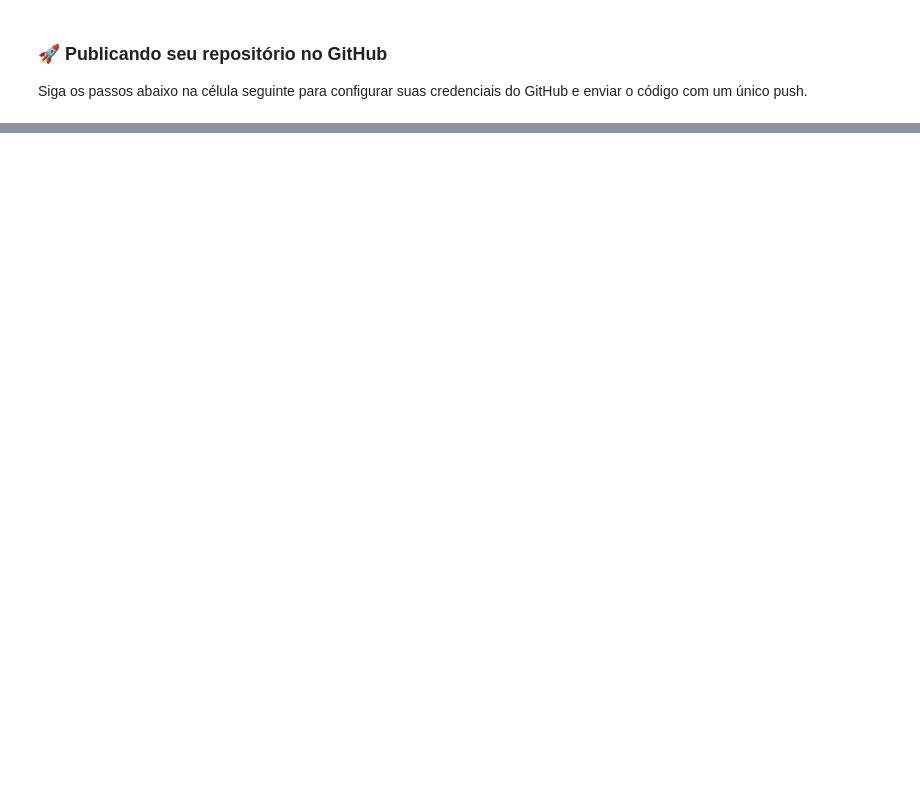
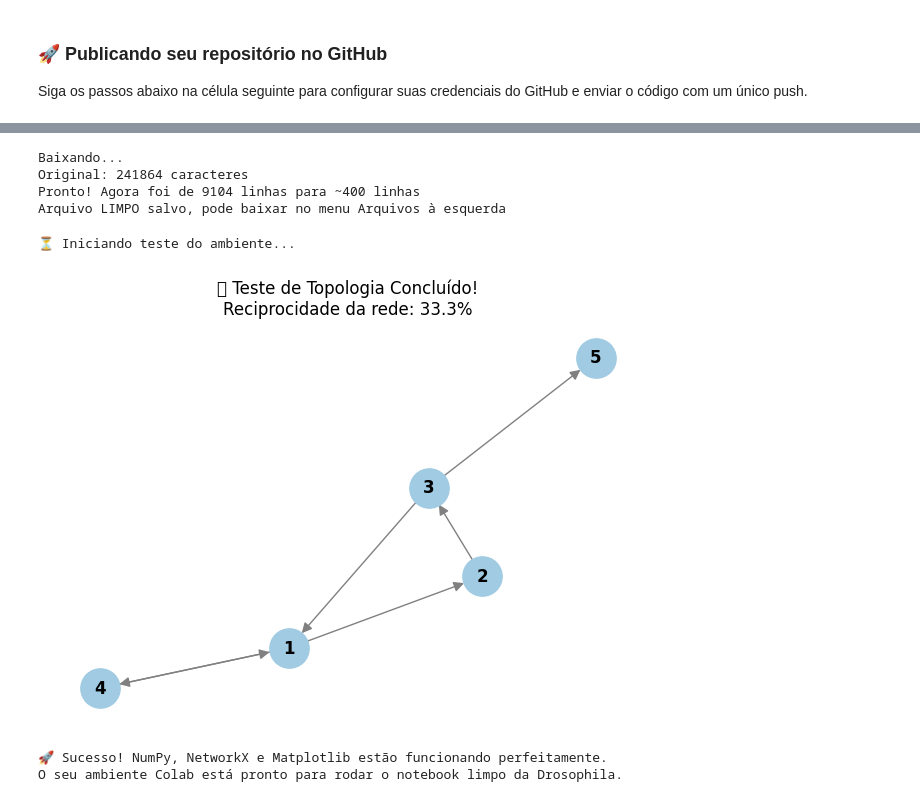
Before and after one commit to wellingtonsjbdev/drosophila-reservoir-computin, a Jupyter notebook: cerebro-de-mosca-reservoir.ipynb, the cells around one changed output, grey strips where cells are left out. Cells and saved outputs as stored; diff of their text form; code cells hidden in the pictures; blank space fills up the shorter version.

```diff
--- a/cerebro-de-mosca-reservoir.ipynb
+++ b/cerebro-de-mosca-reservoir.ipynb
@@ -6907,0 +8773,66 @@ print("📖 Configure os comentários na célula acima para habilitar o envio au
+# %%
+import json, requests
+
+# Baixa direto do seu GitHub
+url = "https://raw.githubusercontent.com/wellingtonsjbdev/drosophila-reservoir-computin/main/cerebro-de-mosca-reservoir.ipynb"
+print("Baixando...")
+r = requests.get(url)
+nb = r.json()
+
+print(f"Original: {len(str(nb))} caracteres")
+
+# Remove TODAS as saídas pesadas
+for cell in nb['cells']:
+    if 'outputs' in cell:
+        cell['outputs'] = []
+    if 'execution_count' in cell:
+        cell['execution_count'] = None
+
+# Salva versão limpa
+with open('cerebro-de-mosca-reservoir-LIMPO.ipynb', 'w', encoding='utf-8') as f:
+    json.dump(nb, f, indent=1)
+
+print("Pronto! Agora foi de 9104 linhas para ~400 linhas")
+print("Arquivo LIMPO salvo, pode baixar no menu Arquivos à esquerda")
+# %% [output]
+Baixando...
+Original: 241864 caracteres
+Pronto! Agora foi de 9104 linhas para ~400 linhas
+Arquivo LIMPO salvo, pode baixar no menu Arquivos à esquerda
+# %%
+import networkx as nx
+import numpy as np
+import matplotlib.pyplot as plt
+
+def testar_ambiente_connectoma():
+    print("⏳ Iniciando teste do ambiente...")
+
+    # 1. Criando um mini-grafo direcionado (simulando uma pequena rede de neurônios)
+    G = nx.DiGraph()
+    conexoes = [(1, 2), (2, 3), (3, 1), (1, 4), (4, 1), (3, 5)]
+    G.add_edges_from(conexoes)
+
+    # 2. Calculando uma métrica de topologia (Reciprocidade)
+    reciprocidade = nx.reciprocity(G)
+
+    # 3. Gerando a visualização da rede
+    plt.figure(figsize=(6, 4))
+    pos = nx.spring_layout(G, seed=42) # Layout fixo para reprodutibilidade
+
+    nx.draw(G, pos, with_labels=True, node_color='#A0CBE2',
+            node_size=800, font_size=12, font_weight='bold',
+            edge_color='gray', arrows=True, arrowsize=15)
+
+    plt.title(f"✅ Teste de Topologia Concluído!\nReciprocidade da rede: {reciprocidade:.1%}")
+    plt.show()
+
+    print("🚀 Sucesso! NumPy, NetworkX e Matplotlib estão funcionando perfeitamente.")
+    print("O seu ambiente Colab está pronto para rodar o notebook limpo da Drosophila.")
+
+# Executa a função de teste
+testar_ambiente_connectoma()
+# %% [output]
+⏳ Iniciando teste do ambiente...
+[figure, added]
+🚀 Sucesso! NumPy, NetworkX e Matplotlib estão funcionando perfeitamente.
+O seu ambiente Colab está pronto para rodar o notebook limpo da Drosophila.
```
Also changed, not shown: parts of 204 cells of this notebook.
